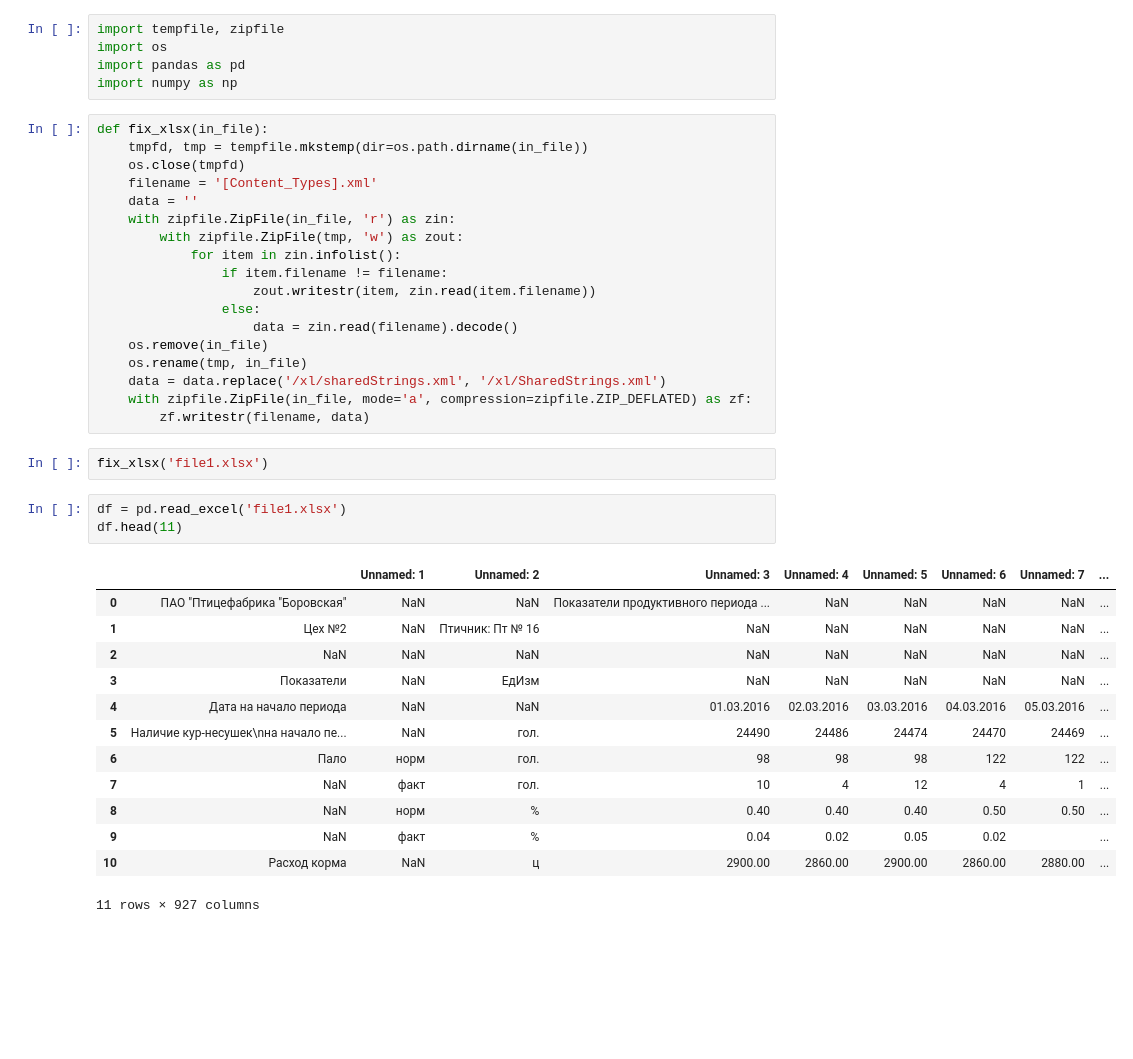
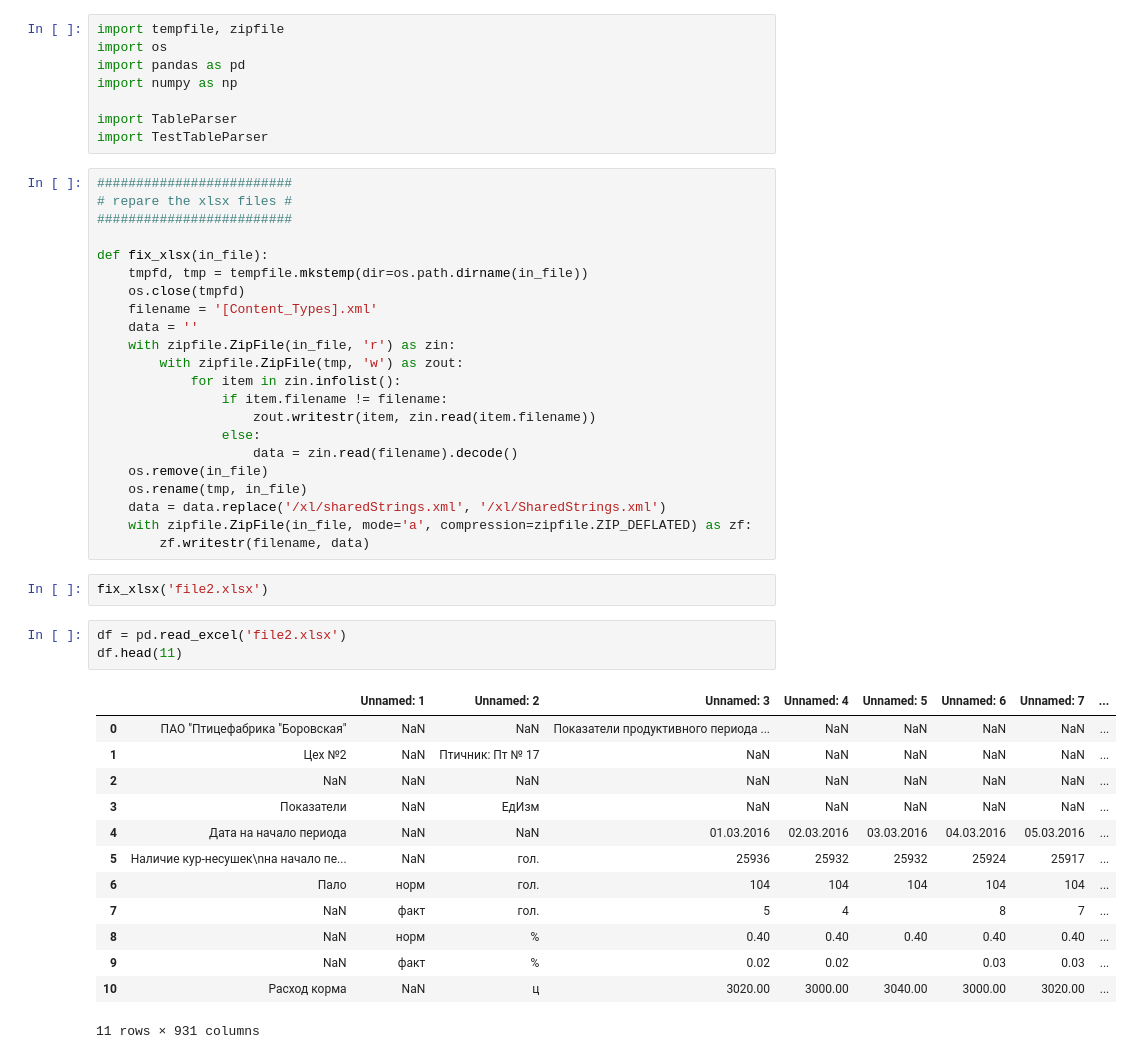
Before and after one commit to irumata/TableParser, a Jupyter notebook: prototypeOf_parser.ipynb, the cells around one changed output. Saved outputs shown, nothing was run; the diff lists cells and outputs as text; blank space fills up the shorter version.

```diff
--- a/prototypeOf_parser.ipynb
+++ b/prototypeOf_parser.ipynb
@@ -3,7 +3,14 @@ import tempfile, zipfile
 import os
 import pandas as pd
 import numpy as np
+
+import TableParser
+import TestTableParser
 # %%
+#########################
+# repare the xlsx files #
+#########################
+
 def fix_xlsx(in_file):
     tmpfd, tmp = tempfile.mkstemp(dir=os.path.dirname(in_file))
     os.close(tmpfd)
@@ -22,22 +29,22 @@ def fix_xlsx(in_file):
     with zipfile.ZipFile(in_file, mode='a', compression=zipfile.ZIP_DEFLATED) as zf:
         zf.writestr(filename, data)
 # %%
-fix_xlsx('file1.xlsx')
+fix_xlsx('file2.xlsx')
 # %%
-df = pd.read_excel('file1.xlsx')
+df = pd.read_excel('file2.xlsx')
 df.head(11)
 # %% [output]
 |  |  | Unnamed: 1 | Unnamed: 2 | Unnamed: 3 | Unnamed: 4 | Unnamed: 5 | Unnamed: 6 | Unnamed: 7 | ... |
 | 0 | ПАО "Птицефабрика "Боровская" | NaN | NaN | Показатели продуктивного периода ... | NaN | NaN | NaN | NaN | ... |
-| 1 | Цех №2 | NaN | Птичник: Пт № 16 | NaN | NaN | NaN | NaN | NaN | ... |
+| 1 | Цех №2 | NaN | Птичник: Пт № 17 | NaN | NaN | NaN | NaN | NaN | ... |
 | 2 | NaN | NaN | NaN | NaN | NaN | NaN | NaN | NaN | ... |
 | 3 | Показатели | NaN | ЕдИзм | NaN | NaN | NaN | NaN | NaN | ... |
 | 4 | Дата на начало периода | NaN | NaN | 01.03.2016 | 02.03.2016 | 03.03.2016 | 04.03.2016 | 05.03.2016 | ... |
-| 5 | Наличие кур-несушек\nна начало пе... | NaN | гол. | 24490 | 24486 | 24474 | 24470 | 24469 | ... |
-| 6 | Пало | норм | гол. | 98 | 98 | 98 | 122 | 122 | ... |
-| 7 | NaN | факт | гол. | 10 | 4 | 12 | 4 | 1 | ... |
-| 8 | NaN | норм | % | 0.40 | 0.40 | 0.40 | 0.50 | 0.50 | ... |
-| 9 | NaN | факт | % | 0.04 | 0.02 | 0.05 | 0.02 |  | ... |
-| 10 | Расход корма | NaN | ц | 2900.00 | 2860.00 | 2900.00 | 2860.00 | 2880.00 | ... |
+| 5 | Наличие кур-несушек\nна начало пе... | NaN | гол. | 25936 | 25932 | 25932 | 25924 | 25917 | ... |
+| 6 | Пало | норм | гол. | 104 | 104 | 104 | 104 | 104 | ... |
+| 7 | NaN | факт | гол. | 5 | 4 |  | 8 | 7 | ... |
+| 8 | NaN | норм | % | 0.40 | 0.40 | 0.40 | 0.40 | 0.40 | ... |
+| 9 | NaN | факт | % | 0.02 | 0.02 |  | 0.03 | 0.03 | ... |
+| 10 | Расход корма | NaN | ц | 3020.00 | 3000.00 | 3040.00 | 3000.00 | 3020.00 | ... |
-11 rows × 927 columns
+11 rows × 931 columns
 # %%
```
Also changed, not shown: parts of 6 cells of this notebook, 3 other files.
